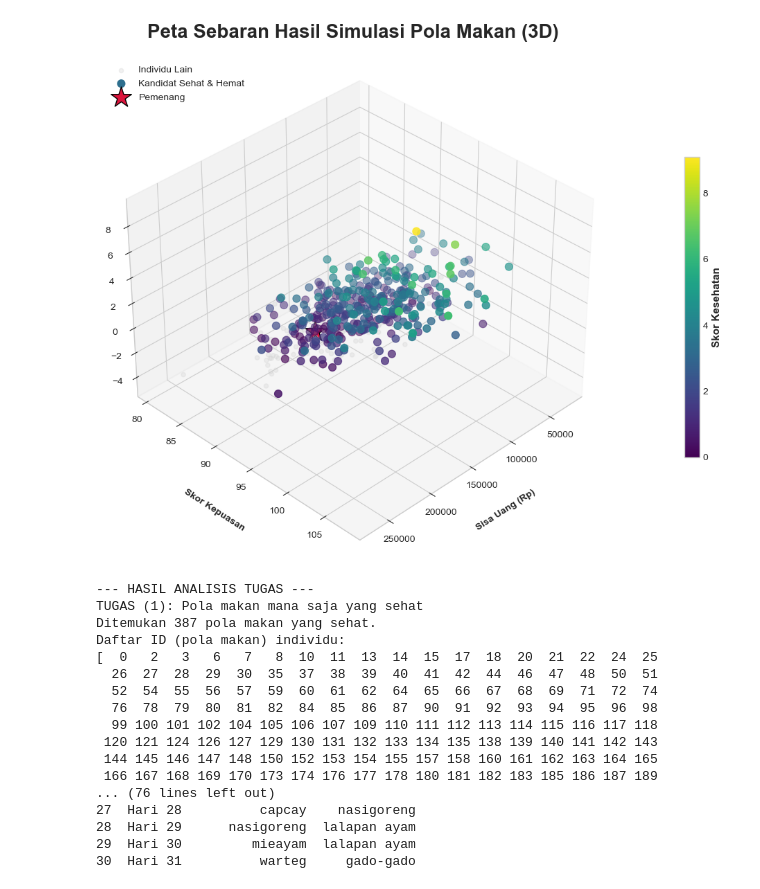
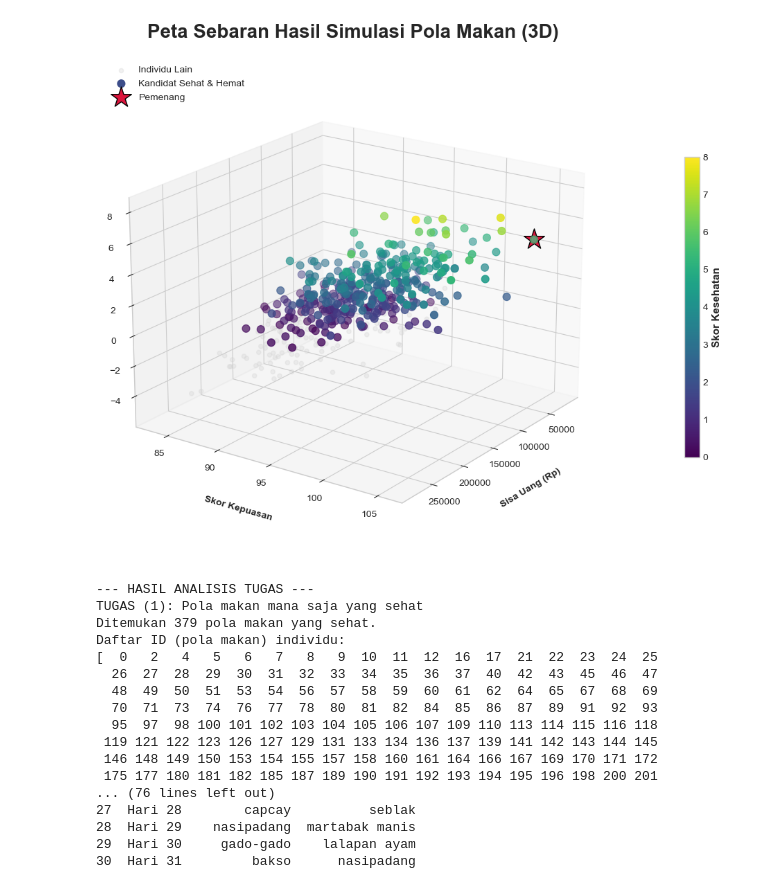
Before and after one commit to AlimunHakim/Tugas-Matematika-Diskrit-A, a Jupyter notebook: 24083010017_Mohammad Alimun Hakim_Matematika Diskrit A_Tugas 4.ipynb, the cells around one changed output. Cells and saved outputs as stored; diff of their text form; code cells hidden in the pictures.

```diff
--- a/24083010017_Mohammad Alimun Hakim_Matematika Diskrit A_Tugas 4.ipynb
+++ b/24083010017_Mohammad Alimun Hakim_Matematika Diskrit A_Tugas 4.ipynb
@@ -11,10 +11,10 @@ import matplotlib.style as style
 makan = pd.read_csv("makanan.csv")
 
 # Inisialisasi
-NPM= 19102
+NPM= 17
 np.random.seed(NPM)
 
-budget= 1e6
+budget= 1e5
 
 wkenyang_base= 0.8
 wrasa_base= 0.7
@@ -89,9 +89,13 @@ for n in range(0, SAMPLE_NUM):
 # VISUALISASI HASIL
 # ===================
 
-# Menentukan ID pemenang dan kandidat lain untuk disorot di plot
+# Tentukan dulu kandidat yang sehat dan hemat
 idx_sehat_dan_hemat = np.where((sehat > 0) & (sisa > 0))[0]
-id_pemenang = 39 # Sesuai hasil simulasi dengan NPM 19102
+# ID pemenang dari kandidat tersebut
+# Pemenang adalah yang punya 'skor' tertinggi di antara kandidat 'sehat & hemat'
+skor_kandidat = skor[idx_sehat_dan_hemat]
+posisi_pemenang_relatif = np.argmax(skor_kandidat)
+id_pemenang = idx_sehat_dan_hemat[posisi_pemenang_relatif]
 
 # Mengatur gaya plot
 style.use('seaborn-v0_8-whitegrid')
@@ -115,7 +119,7 @@ ax.legend(loc='upper left', fontsize=10)
 cbar = fig.colorbar(sc, ax=ax, shrink=0.6, pad=0.1)
 cbar.set_label('Skor Kesehatan', fontsize=11, fontweight='bold')
 # Mengatur sudut pandang kamera 3D
-ax.view_init(elev=35, azim=45)
+ax.view_init(elev=20, azim=35)
 # Gunakan tight_layout untuk membantu merapikan
 plt.tight_layout()
 plt.show()
@@ -142,48 +146,48 @@ print(f"TUGAS (3): Titik dengan skor terbesar")
 if len(idx_sehat_dan_hemat) > 0:
     skor_kandidat = skor[idx_sehat_dan_hemat]
     posisi_pemenang_relatif = np.argmax(skor_kandidat)
     id_pemenang = idx_sehat_dan_hemat[posisi_pemenang_relatif]
 
     print(f"Titik dengan skor kumulatif terbesar ditemukan pada individu ID: {id_pemenang}")
     print(f"  - Skor Kumulatif Tertinggi: {skor[id_pemenang]:.2f}")
     print(f"  - Skor Kesehatan: {sehat[id_pemenang]:.2f}")
     print(f"  - Sisa Uang: Rp {sisa[id_pemenang]:,.2f}\n")
 
     # (4) Tampilkan jadwal makanan sesuai pilihan (resp_pilih)
     print(f"TUGAS (4): Tampilan Jadwal Makanan (dari 'resp_pilih') untuk ID {id_pemenang}")
 
     jadwal_pemenang = []
     pilihan_pemenang = resp_pilih[id_pemenang]
 
     for hari in range(31):
         makan_pagi_idx = pilihan_pemenang[hari * 2]
         makan_malam_idx = pilihan_pemenang[hari * 2 + 1]
 
         nama_makan_pagi = makan['makanan'].iloc[makan_pagi_idx]
         nama_makan_malam = makan['makanan'].iloc[makan_malam_idx]
 
         jadwal_pemenang.append([f"Hari {hari+1}", nama_makan_pagi, nama_makan_malam])
 
     df_jadwal = pd.DataFrame(jadwal_pemenang, columns=['Hari', 'Makan Pertama', 'Makan Kedua'])
     print(df_jadwal.to_string())
 else:
     print("Tidak ditemukan individu yang memenuhi kriteria untuk tugas (3) dan (4).")
 # %% [output]
-[figure, old version]
+[figure, new version]
 --- HASIL ANALISIS TUGAS ---
 TUGAS (1): Pola makan mana saja yang sehat
-Ditemukan 387 pola makan yang sehat.
+Ditemukan 379 pola makan yang sehat.
 Daftar ID (pola makan) individu:
-[  0   2   3   6   7   8  10  11  13  14  15  17  18  20  21  22  24  25
-  26  27  28  29  30  35  37  38  39  40  41  42  44  46  47  48  50  51
-  52  54  55  56  57  59  60  61  62  64  65  66  67  68  69  71  72  74
-  76  78  79  80  81  82  84  85  86  87  90  91  92  93  94  95  96  98
-  99 100 101 102 104 105 106 107 109 110 111 112 113 114 115 116 117 118
- 120 121 124 126 127 129 130 131 132 133 134 135 138 139 140 141 142 143
- 144 145 146 147 148 150 152 153 154 155 157 158 160 161 162 163 164 165
- 166 167 168 169 170 173 174 176 177 178 180 181 182 183 185 186 187 189
+[  0   2   4   5   6   7   8   9  10  11  12  16  17  21  22  23  24  25
+  26  27  28  29  30  31  32  33  34  35  36  37  40  42  43  45  46  47
+  48  49  50  51  53  54  56  57  58  59  60  61  62  64  65  67  68  69
+  70  71  73  74  76  77  78  80  81  82  84  85  86  87  89  91  92  93
+  95  97  98 100 101 102 103 104 105 106 107 109 110 113 114 115 116 118
+ 119 121 122 123 126 127 129 131 133 134 136 137 139 141 142 143 144 145
+ 146 148 149 150 153 154 155 157 158 160 161 164 166 167 169 170 171 172
+ 175 177 180 181 182 185 187 189 190 191 192 193 194 195 196 198 200 201
 ... (76 lines left out)
-27  Hari 28          capcay    nasigoreng
-28  Hari 29      nasigoreng  lalapan ayam
-29  Hari 30         mieayam  lalapan ayam
-30  Hari 31          warteg     gado-gado
+27  Hari 28        capcay          seblak
+28  Hari 29    nasipadang  martabak manis
+29  Hari 30     gado-gado    lalapan ayam
+30  Hari 31         bakso      nasipadang
```
